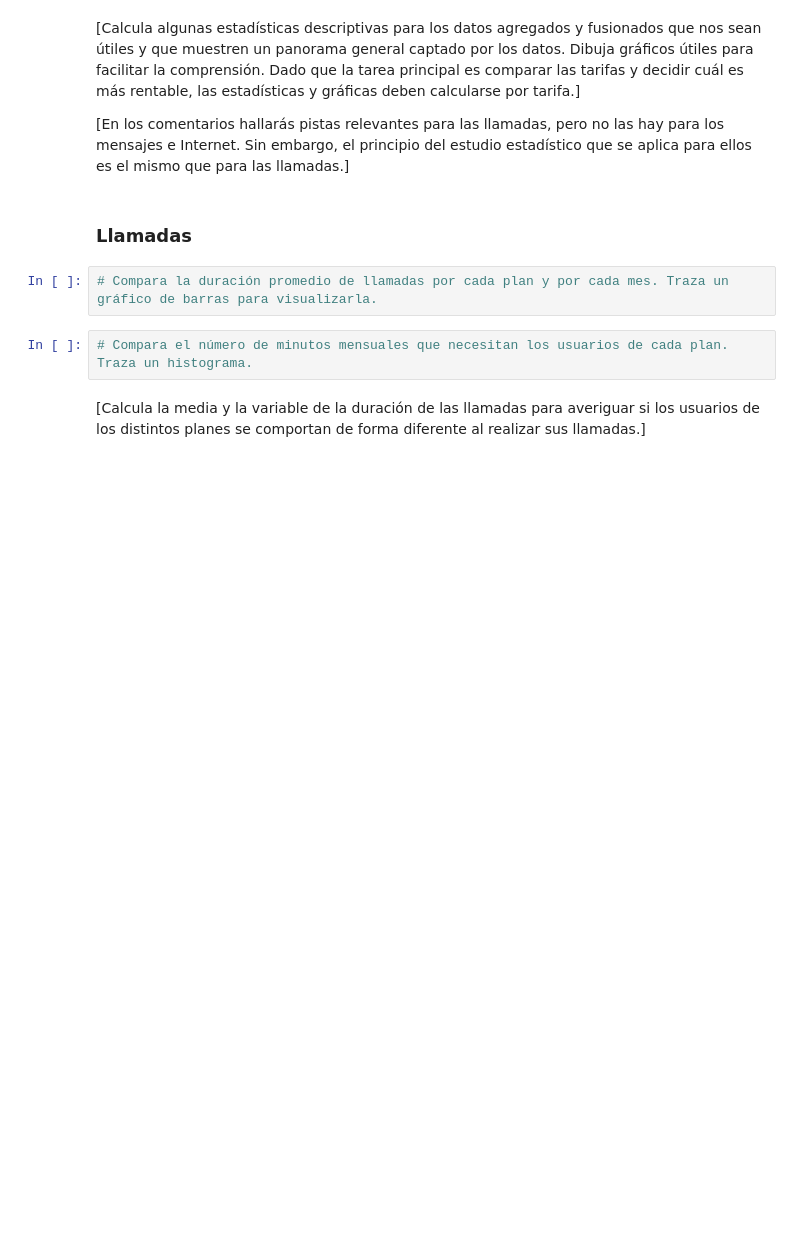
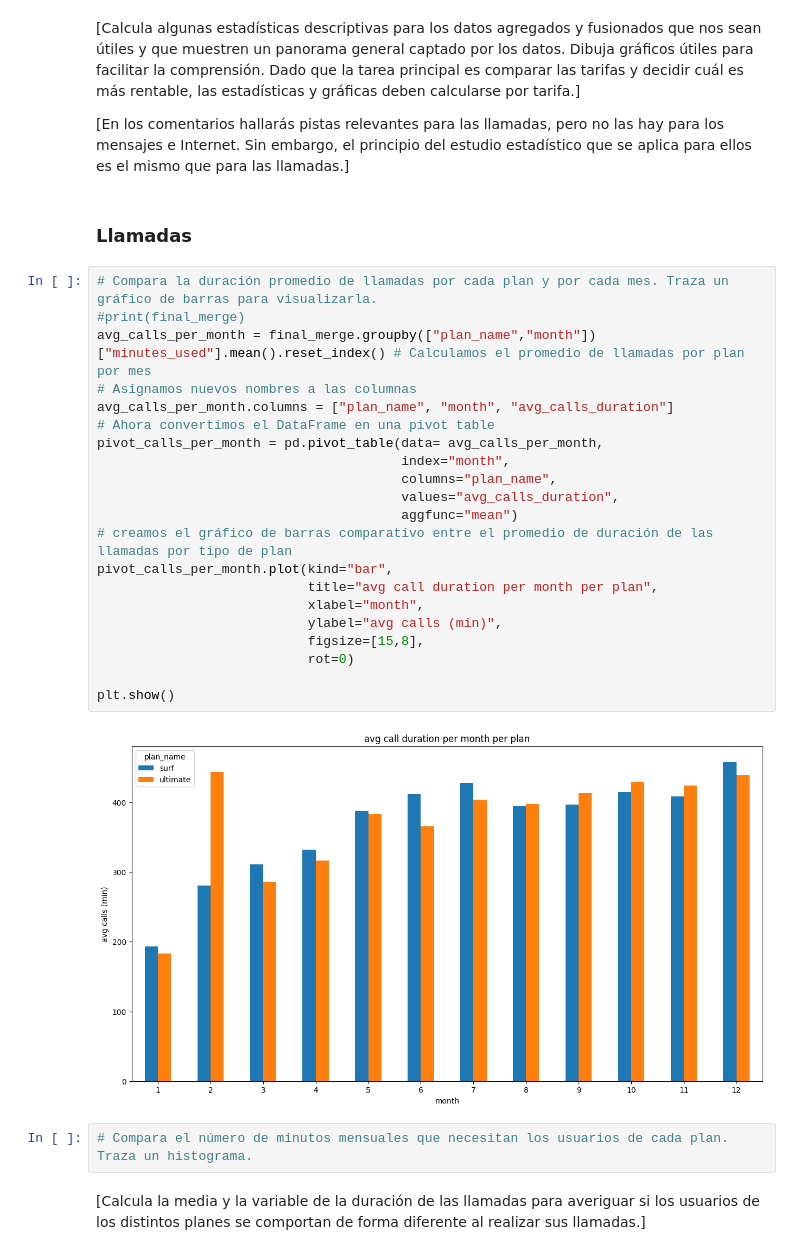
Before and after one commit to carloscarranza2486/tripleten-data-science, a Jupyter notebook: sprint-05-data_statistical-analysis/final_project_megaline_fees/notebook.ipynb, the cells around one changed output. Drawn from its saved outputs; the diff is of its cells as text; blank space fills up the shorter version.

Commit message:
Actualiza notebook de Megaline con gráfico de duración promedio.
Limpia y ajusta salidas/contadores de ejecución para reflejar cambios recientes en el análisis.

Made-with: Cursor

```diff
--- a/sprint-05-data_statistical-analysis/final_project_megaline_fees/notebook.ipynb
+++ b/sprint-05-data_statistical-analysis/final_project_megaline_fees/notebook.ipynb
@@ -639,8 +621,29 @@ None
 [En los comentarios hallarás pistas relevantes para las llamadas, pero no las hay para los mensajes e Internet. Sin embargo, el principio del estudio estadístico que se aplica para ellos es el mismo que para las llamadas.]
 # %% [markdown]
 ### Llamadas
-# %%
-# Compara la duración promedio de llamadas por cada plan y por cada mes. Traza un gráfico de barras para visualizarla.
+# %%
+# Compara la duración promedio de llamadas por cada plan y por cada mes. Traza un gráfico de barras para visualizarla.
+#print(final_merge)
+avg_calls_per_month = final_merge.groupby(["plan_name","month"])["minutes_used"].mean().reset_index() # Calculamos el promedio de llamadas por plan por mes
+# Asignamos nuevos nombres a las columnas
+avg_calls_per_month.columns = ["plan_name", "month", "avg_calls_duration"]
+# Ahora convertimos el DataFrame en una pivot table
+pivot_calls_per_month = pd.pivot_table(data= avg_calls_per_month,
+                                       index="month",
+                                       columns="plan_name",
+                                       values="avg_calls_duration",
+                                       aggfunc="mean")
+# creamos el gráfico de barras comparativo entre el promedio de duración de las llamadas por tipo de plan
+pivot_calls_per_month.plot(kind="bar",
+                           title="avg call duration per month per plan",
+                           xlabel="month",
+                           ylabel="avg calls (min)",
+                           figsize=[15,8],
+                           rot=0)
+
+plt.show()
+# %% [output]
+[figure, added]
 # %%
 # Compara el número de minutos mensuales que necesitan los usuarios de cada plan. Traza un histograma.
 # %% [markdown]
```
Also changed, not shown: parts of 1 cell of this notebook.
